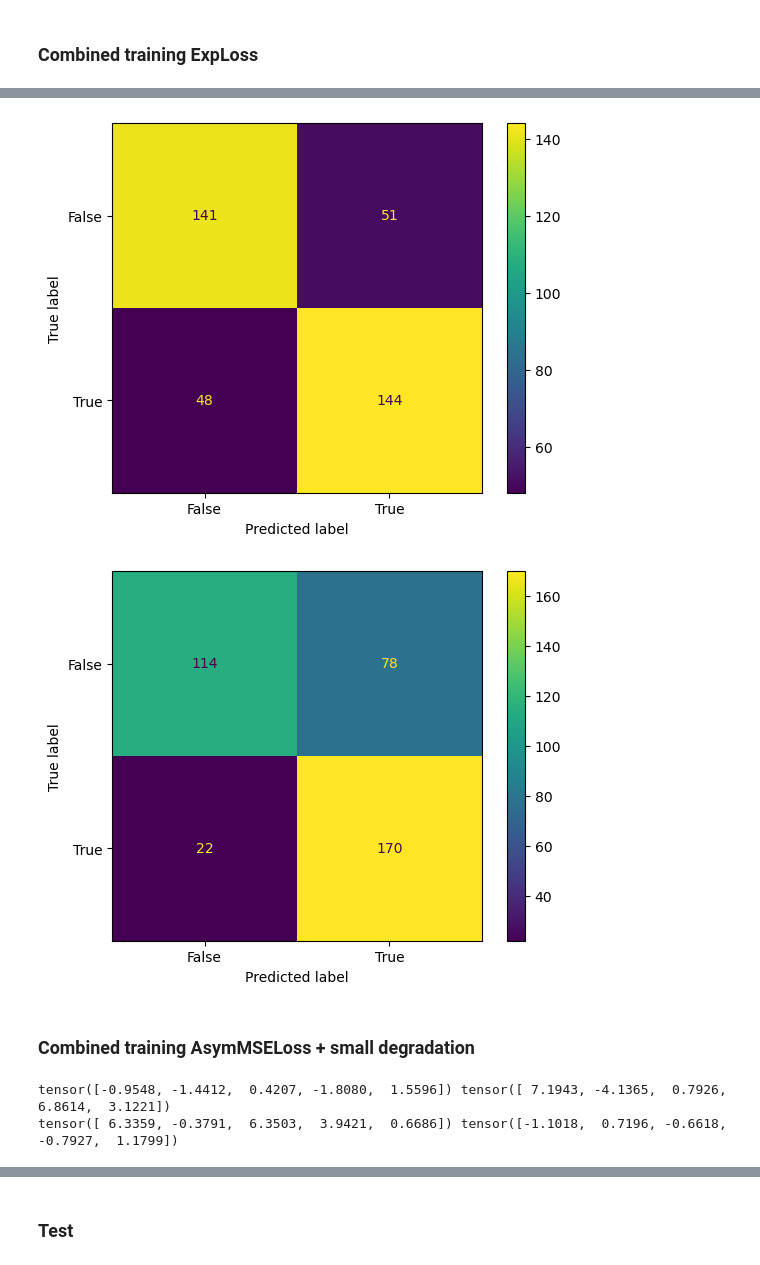
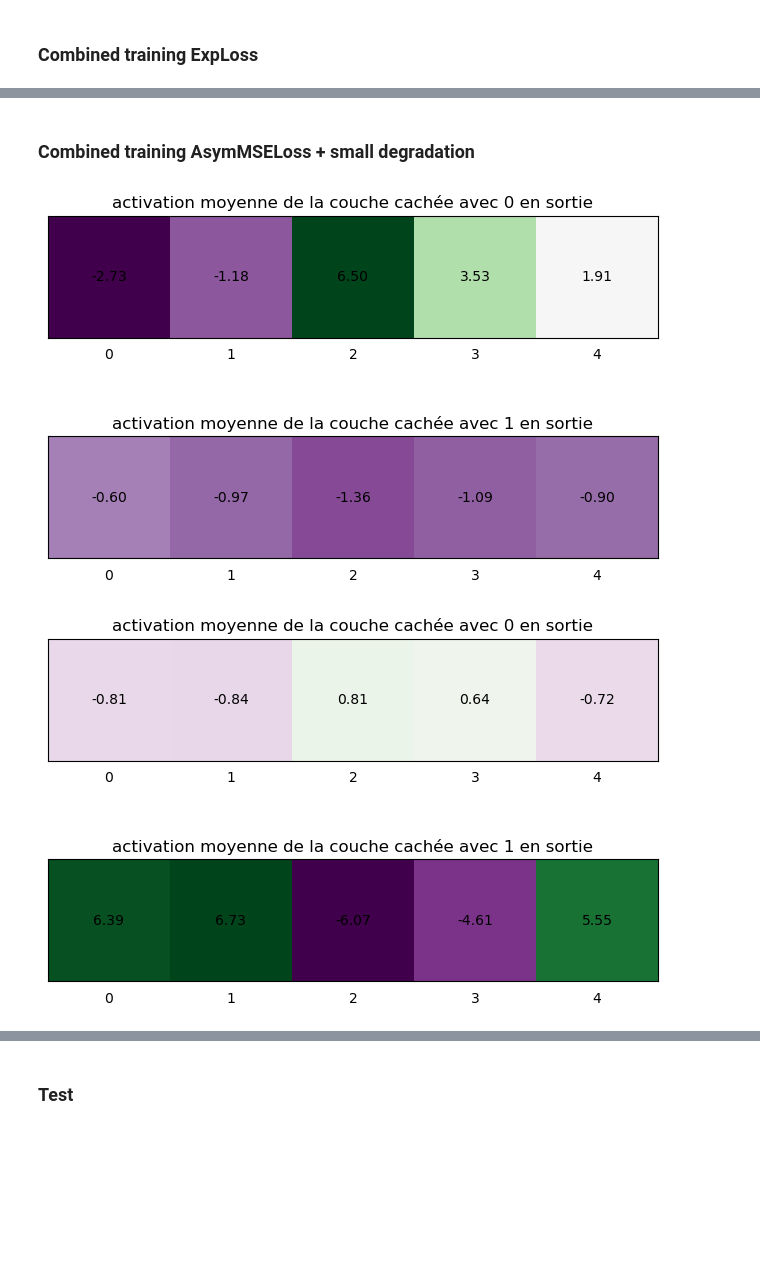
Before and after one commit to mbrassart001/bounding_ML_decision, a Jupyter notebook: datasets/loan/approx.ipynb, the cells around one changed output, grey strips where cells are left out. Cells and saved outputs as stored; diff of their text form; code cells hidden in the pictures; blank space fills up the shorter version.

Commit message:
better print activations

```diff
--- a/datasets/loan/approx.ipynb
+++ b/datasets/loan/approx.ipynb
@@ -277,7 +241,9 @@ for epoch in range(max_epoch):
 # %%
+%%script true
+
 smallnet.eval()
-y_pred_small = smallnet(x).detach().numpy()
-confusion_matrix_true = metrics.confusion_matrix(y, y_pred_small)
+y_pred_small = smallnet(x_train).detach().numpy()
+confusion_matrix_true = metrics.confusion_matrix(y_train, y_pred_small)
 confusion_matrix_target = metrics.confusion_matrix(y_target, y_pred_small)
 confusion_matrix_big = metrics.confusion_matrix(y_pred_big, y_pred_small)
 
@@ -423,6 +364,8 @@ plt.show()
 # %%
-confusion_matrix_hi2 = metrics.confusion_matrix(y, y_pred_hi)
-confusion_matrix_lo2 = metrics.confusion_matrix(y, y_pred_lo)
+%%script true
+
+confusion_matrix_hi2 = metrics.confusion_matrix(y_train, y_pred_hi)
+confusion_matrix_lo2 = metrics.confusion_matrix(y_train, y_pred_lo)
 
 cm_display_hi2   = metrics.ConfusionMatrixDisplay(confusion_matrix_hi2, display_labels=[False, True])
 cm_display_lo2   = metrics.ConfusionMatrixDisplay(confusion_matrix_lo2, display_labels=[False, True])
@@ -430,9 +373,6 @@ cm_display_lo2   = metrics.ConfusionMatrixDisplay(confusion_matrix_lo2, display_
 cm_display_hi2.plot()
 cm_display_lo2.plot()
 plt.show()
-# %% [output]
-[figure, removed]
-[figure, removed]
 # %% [markdown]
 ### Combined training AsymMSELoss + small degradation
 # %%
@@ -516,27 +460,53 @@ for epoch in range(max_epoch):
 # %%
 activation = {}
 def get_activation(name):
     def hook(model, input, output):
         activation[name] = output.detach()
     return hook
 
 def print_activation(name, output):
     act = activation[name].squeeze()
     act_ones  = torch.where(output==1, act, torch.zeros(act.size()))
     act_zeros = torch.where(output==0, act, torch.zeros(act.size()))
 
-    print(torch.mean(act_ones, dim=0), torch.mean(act_zeros, dim=0))
+    mean_ones  = torch.mean(act_ones, dim=0)
+    mean_zeros = torch.mean(act_zeros, dim=0)
+
+    # print(mean_ones, mean_zeros)
+    fig, ax = plt.subplots(2, 1)
+    tick_kw = {'left': False, 'bottom': False, 'labelleft': False}
+
+
+    min_act = min(mean_ones.min().item(), mean_zeros.min().item())
+    max_act = max(mean_ones.max().item(), mean_zeros.max().item())
+
+    color_map = 'PRGn'
+
+    ax[0].imshow(mean_zeros.unsqueeze(0), cmap=color_map, vmin=min_act, vmax=max_act)
+    ax[0].tick_params(**tick_kw)
+    ax[0].set_title("activation moyenne de la couche cachée avec 0 en sortie")
+
+    ax[1].imshow(mean_ones.unsqueeze(0), cmap=color_map, vmin=min_act, vmax=max_act)
+    ax[1].tick_params(**tick_kw)
+    ax[1].set_title("activation moyenne de la couche cachée avec 1 en sortie")
+
+    for i, (v0, v1) in enumerate(zip(mean_zeros, mean_ones)):
+        ax[0].text(i, 0, f"{v0.item():.2f}", ha="center", va="center")
+        ax[1].text(i, 0, f"{v1.item():.2f}", ha="center", va="center")
+
+    fig.tight_layout()
+    plt.show()
 
 bnet.hi.eval()
 bnet.hi.l1.register_forward_hook(get_activation('l1_hi'))
-output = bnet.hi(x).detach()
+output = bnet.hi(x_train).detach()
 print_activation('l1_hi', output)
 bnet.lo.eval()
 bnet.lo.l1.register_forward_hook(get_activation('l1_lo'))
-output = bnet.lo(x).detach()
+output = bnet.lo(x_train).detach()
 print_activation('l1_lo', output)
 # %% [output]
-tensor([-0.9548, -1.4412,  0.4207, -1.8080,  1.5596]) tensor([ 7.1943, -4.1365,  0.7926,  6.8614,  3.1221])
-tensor([ 6.3359, -0.3791,  6.3503,  3.9421,  0.6686]) tensor([-1.1018,  0.7196, -0.6618, -0.7927,  1.1799])
+[figure, added]
+[figure, added]
 # %%
 bnet.eval()
```
Also changed, not shown: parts of 21 cells of this notebook.
